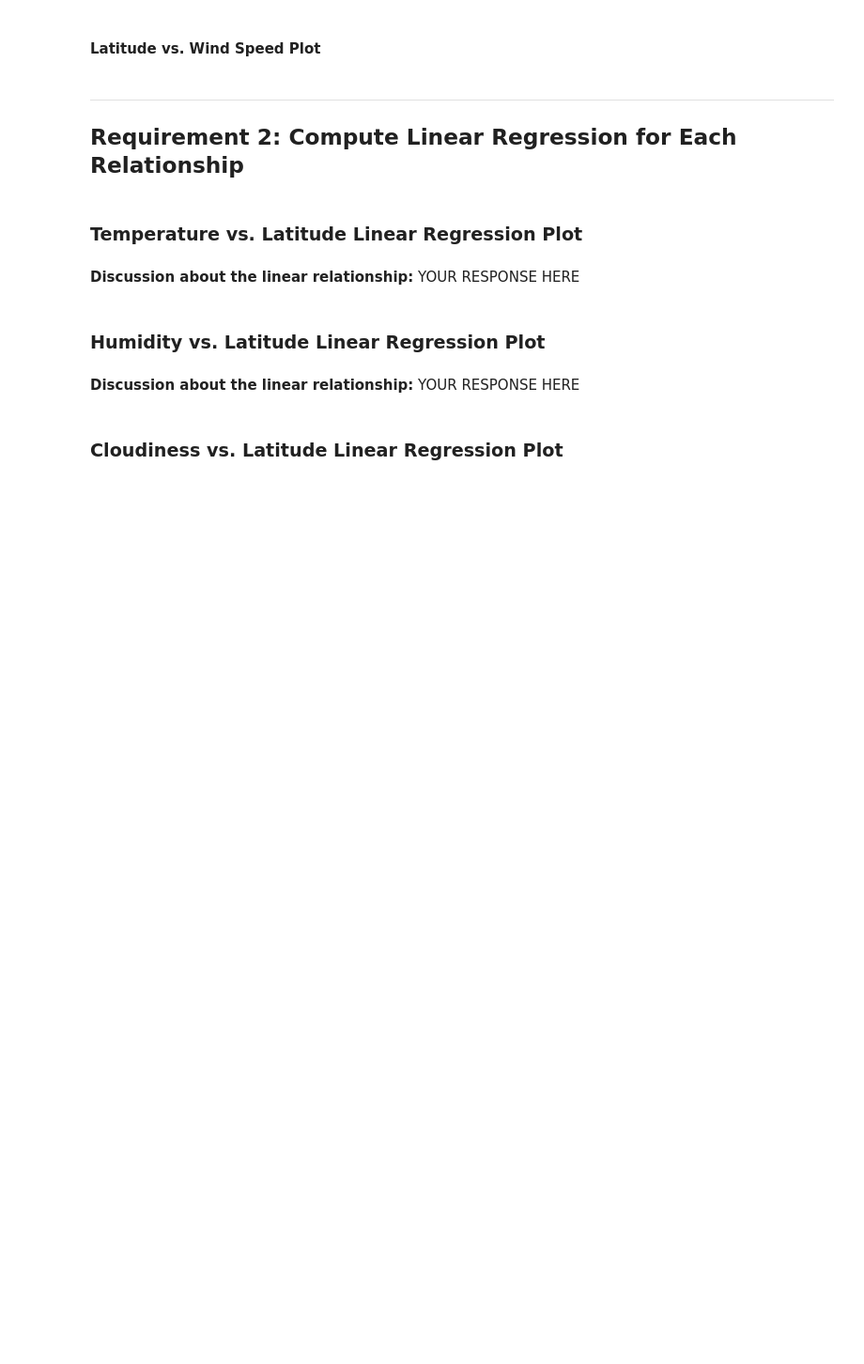
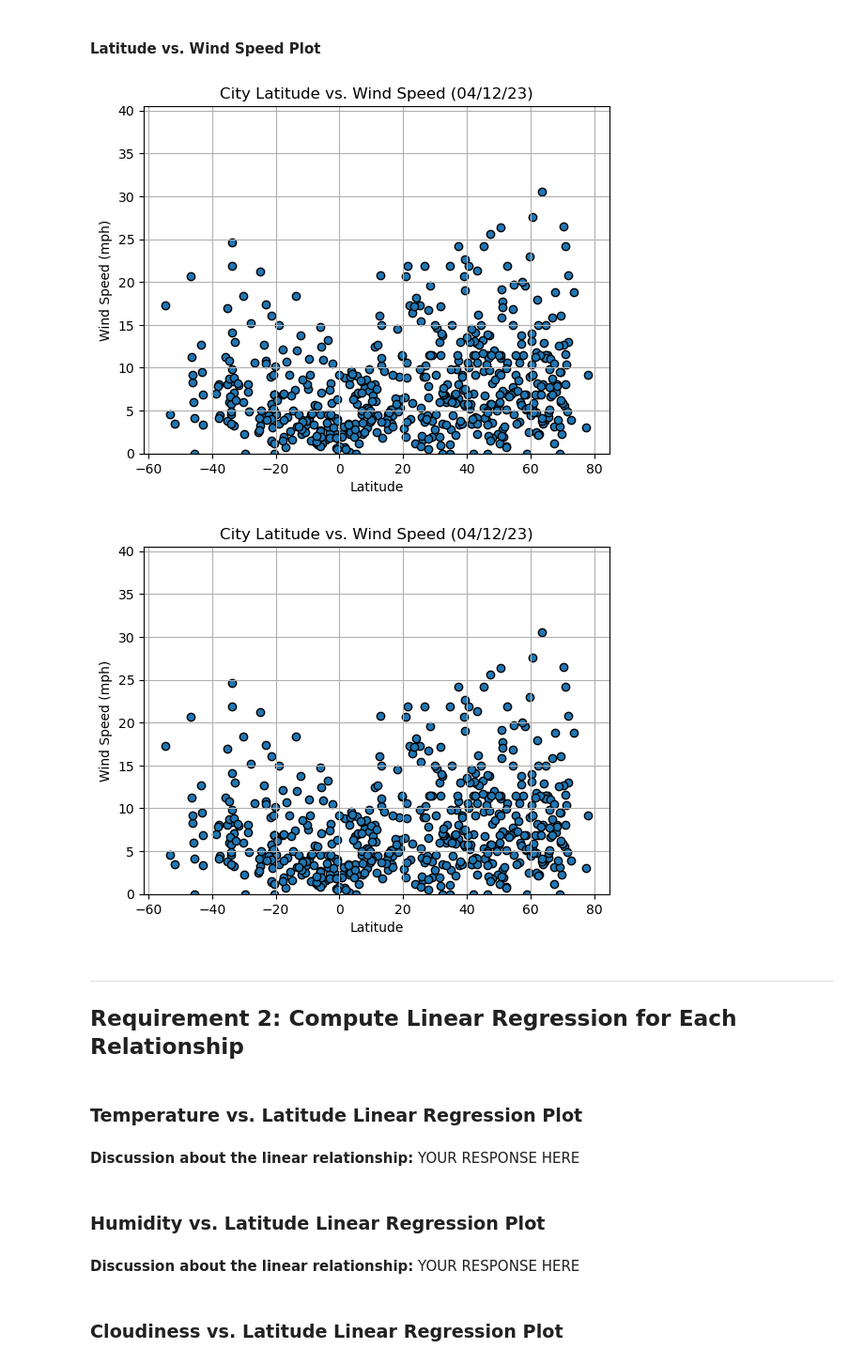
Before and after one commit to JoeySirko/python-api-challenge, a Jupyter notebook: WeatherPy/WeatherPy.ipynb, the cells around one changed output. Shown: that part at 94% size. Drawn from its saved outputs; the diff is of its cells as text; code cells hidden in the pictures; blank space fills up the shorter version.

```diff
--- a/WeatherPy/WeatherPy.ipynb
+++ b/WeatherPy/WeatherPy.ipynb
@@ -246,16 +275,23 @@ plt.show()
 #### Latitude vs. Wind Speed Plot
 # %%
 # Build the scatter plots for latitude vs. wind speed
-# YOUR CODE HERE
+plt.scatter(city_data_df["Lat"], city_data_df["Wind Speed"], edgecolors="black")
 
 # Incorporate the other graph properties
-# YOUR CODE HERE
+plt.title("City Latitude vs. Wind Speed (04/12/23)")
+plt.xlabel("Latitude")
+plt.ylabel("Wind Speed (mph)")
+plt.ylim(0, max(city_data_df["Wind Speed"])+10)
+plt.grid()
 
 # Save the figure
 plt.savefig("output_data/Fig4.png")
 
 # Show plot
 plt.show()
+# %% [output]
+[figure, added]
+[figure, added]
 # %% [markdown]
 ---
 
```
Also changed, not shown: parts of 5 cells of this notebook, 5 other files.
